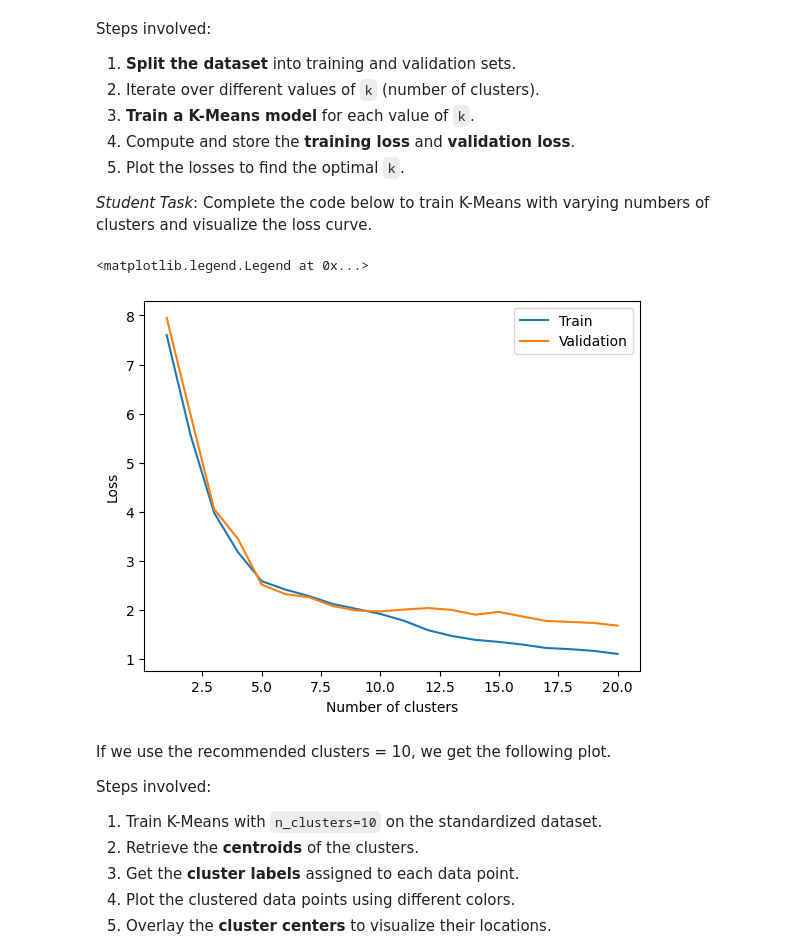
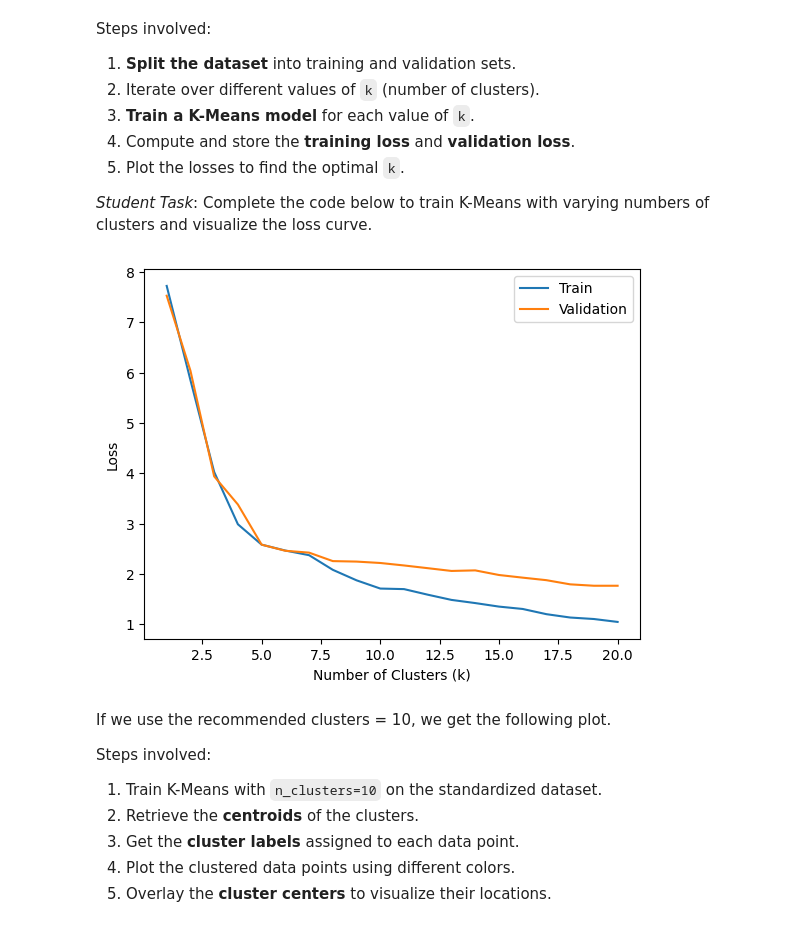
Before and after one commit to Meitiann/INF2008-ML-Labs, a Jupyter notebook: Week09_INF2008_Lab_2302073.ipynb, the cells around one changed output. Saved outputs shown, nothing was run; the diff lists cells and outputs as text; code cells hidden in the pictures.

```diff
--- a/Week09_INF2008_Lab_2302073.ipynb
+++ b/Week09_INF2008_Lab_2302073.ipynb
@@ -103,7 +105,7 @@ To configure `make_blobs`:
 *Student Task*: Complete the code below to generate a synthetic dataset with five clusters.
 # %%
 # TODO: Generate a synthetic dataset with five clusters
-X, y = make_blobs(n_samples=____, centers=____, cluster_std=____, n_features=____, random_state=____)  # <-- Fill in the correct values
+X, y = make_blobs(n_samples=100, centers=5, cluster_std=2, n_features=2, random_state=20)  # <-- Fill in the correct values
 # %% [markdown]
 We will visualize the synthetic dataset generated using `make_blobs`. This scatter plot will help us see how the clusters are distributed in a two-dimensional space.
 
@@ -137,10 +139,10 @@ To do this, we use `StandardScaler()`:
 *Student Task*: Complete the code below to standardize the dataset.
 # %%
 # TODO: Fit the StandardScaler to the dataset
-scaler = StandardScaler().____(____)  # <-- Fill in the correct method and dataset
+scaler = StandardScaler().fit(X)  # <-- Fill in the correct method and dataset
 
 # TODO: Transform the dataset using the fitted scaler
-X_std = scaler.____(____)  # <-- Fill in the correct method and dataset
+X_std = scaler.transform(X)  # <-- Fill in the correct method and dataset
 # %% [markdown]
 We will apply **K-Means clustering** to the standardized dataset. K-Means is an unsupervised learning algorithm that groups data points into clusters based on similarity.
 
@@ -154,7 +156,7 @@ The `fit(X_std)` function applies K-Means to the standardized dataset.
 *Student Task*: Complete the code below to fit a K-Means model with 3 clusters.
 # %%
 # TODO: Apply K-Means clustering to the standardized dataset
-kmeans = KMeans(n_clusters=____, random_state=____, n_init=____).____(____)  # <-- Fill in the correct values and methods
+kmeans = KMeans(n_clusters=3, random_state=0, n_init="auto").fit(X_std)  # <-- Fill in the correct values and methods
 # %% [markdown]
 After fitting the K-Means model, we can retrieve the **centroids** of the clusters. The centroid of a cluster is the **mean position** of all the points assigned to that cluster.
 
@@ -167,8 +169,8 @@ Each row in centroids represents the center of a cluster in the feature space.
 *Student Task*: Complete the code below to extract and display the cluster centroids.
 # %%
 # TODO: Retrieve the centroids of the clusters
-centroids = kmeans.____  # <-- Fill in the correct attribute
+centroids = kmeans.cluster_centers_  # <-- Fill in the correct attribute
 
 # TODO: Display the centroids
-print(____)  # <-- Fill in the correct variable
+print(centroids)  # <-- Fill in the correct variable
 # %% [output]
@@ -261,44 +261,43 @@ Steps involved:
 from sklearn.model_selection import train_test_split
 
 # TODO: Split the dataset into training and validation sets
-X_train, X_valid, _, _ = train_test_split(X, y, test_size=____, random_state=____)  # <-- Fill in the correct values
+X_train, X_valid, _, _ = train_test_split(X, y, test_size=0.3, random_state=0)  # <-- Fill in the correct values
 
 # Initialize lists to store loss values
 loss_train, loss_valid = [], []
 max_cluster = 20  # Maximum number of clusters to test
 
 # TODO: Iterate over different values of k (number of clusters)
 for k in np.arange(max_cluster) + 1:
     # TODO: Train K-Means with k clusters
-    kmeans = KMeans(n_clusters=____, random_state=____, n_init="auto").fit(____)  # <-- Fill in the correct values
+    kmeans = KMeans(n_clusters=k, random_state=0, n_init="auto").fit(X_train)  # <-- Fill in the correct values
 
     # Retrieve cluster centroids and predict cluster labels
     centroids = kmeans.cluster_centers_
     cluster_labels = kmeans.predict(X_train)
 
     # TODO: Compute and store training loss
-    loss_train.append(k_mean_distance(____, ____, ____))  # <-- Fill in the correct function parameters
+    loss_train.append(k_mean_distance(X_train, centroids, cluster_labels))  # <-- Fill in the correct function parameters
 
     # TODO: Compute and store validation loss
     cluster_labels = kmeans.predict(X_valid)
-    loss_valid.append(k_mean_distance(____, ____, ____))  # <-- Fill in the correct function parameters
+    loss_valid.append(k_mean_distance(X_valid, centroids, cluster_labels))  # <-- Fill in the correct function parameters
 
 # TODO: Plot the loss curves for training and validation
 plt.plot(np.arange(max_cluster) + 1, loss_train, label='Train')
 plt.plot(np.arange(max_cluster) + 1, loss_valid, label='Validation')
 
 # TODO: Label the axes
-plt.xlabel('____')  # <-- Fill in the correct label
-plt.ylabel('____')
+plt.xlabel('Number of Clusters (k)')  # <-- Fill in the correct label
+plt.ylabel('Loss')
 
 # TODO: Add a legend
 plt.legend(loc='upper right')
 
 # Display the plot
 plt.show()
 # %% [output]
-<matplotlib.legend.Legend at 0x...>
-[figure, old version]
+[figure, new version]
 # %% [markdown]
 If we use the recommended clusters = 10, we get the following plot.
 
```
Also changed, not shown: parts of 11 cells of this notebook.
